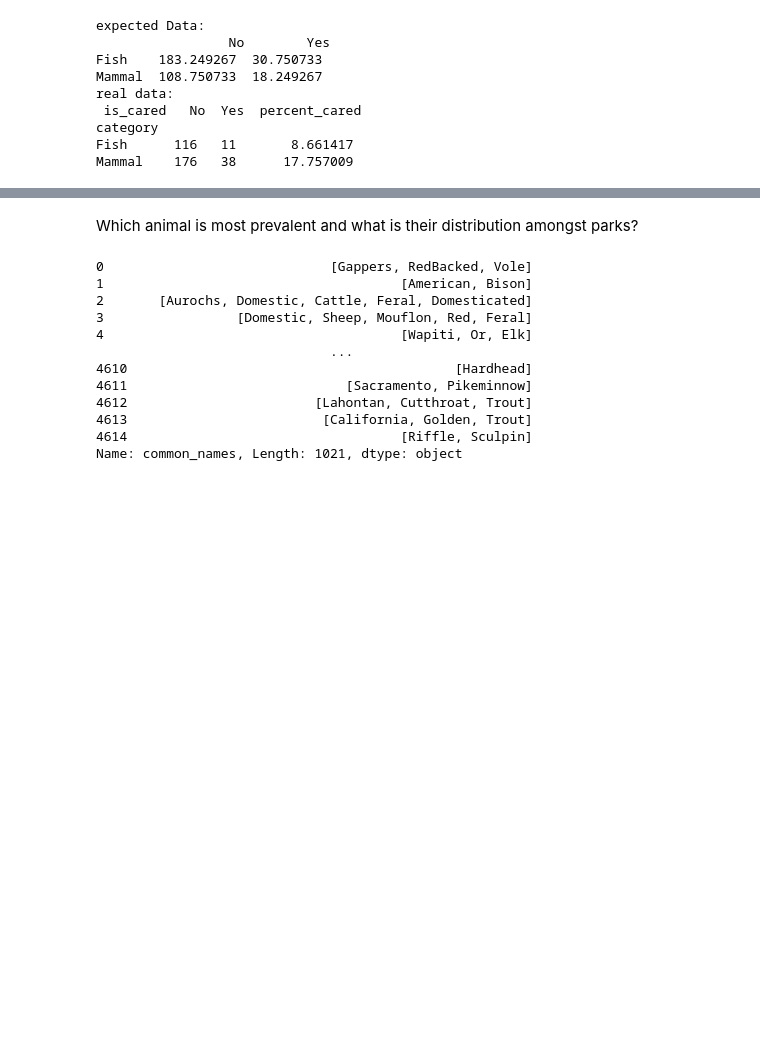
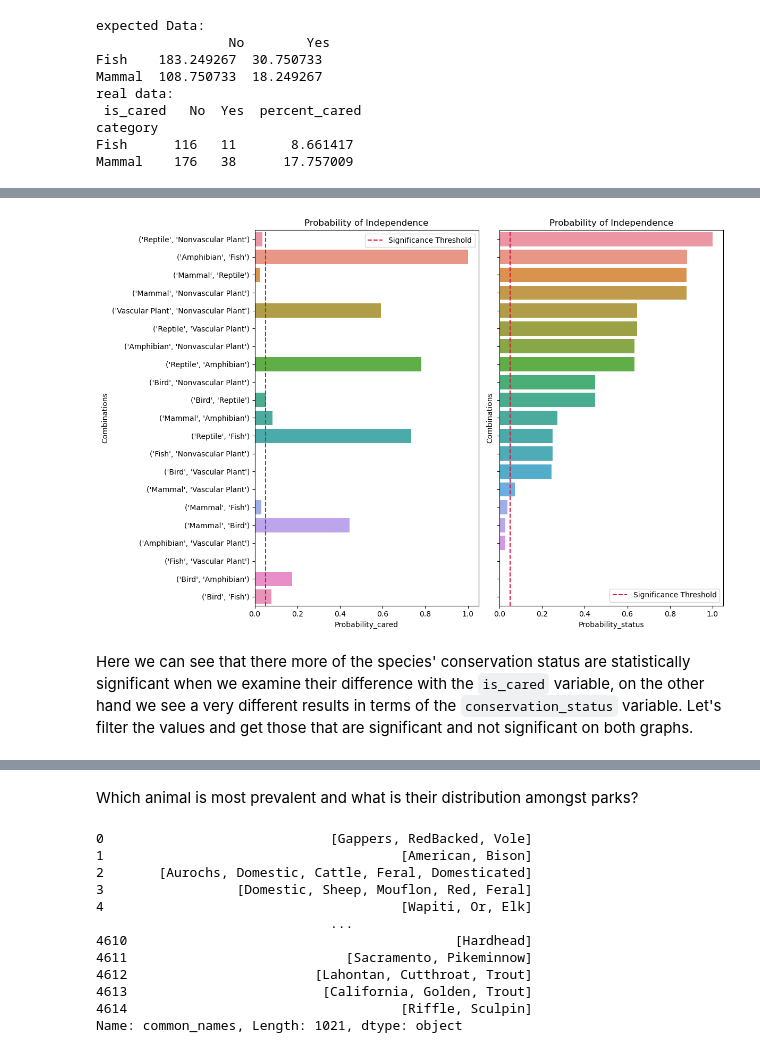
Before and after one commit to abdulqadirmuazzim/Biodiversity, a Jupyter notebook: biodiversity.ipynb, the cells around one changed output, grey strips where cells are left out. Saved outputs shown, nothing was run; the diff lists cells and outputs as text; code cells hidden in the pictures; blank space fills up the shorter version.

```diff
--- a/biodiversity.ipynb
+++ b/biodiversity.ipynb
@@ -370,0 +333,17 @@ Here we can see that there more of the species' `conservation_status` are statis
+# %%
+probs_status = []
+
+# for the species_stat some cells have a value of 0 which will cause an error
+# if we try to pass it to the chi2_contingency function. So we add 0.5 to each
+# value to avoid the error
+example_stat = species_status + 0.5
+
+
+for i, pair in enumerate(pairs):
+
+
+    prob2 = cal_prob(example_stat.loc[list(pair)])
+    probs_status.append((pair, prob2['probability']))
+
+probabilities_status = pd.DataFrame(probs_status, columns=df_col)
+probabilities_status.head()
@@ -370,0 +357,8 @@ Here we can see that there more of the species' `conservation_status` are statis
+# %%
+probabilities = pd.merge(
+    probabilities_cared,
+    probabilities_status,
+    on="Combinations",
+    how="inner",
+    suffixes=("_cared", "_status"))
+probabilities.head()
@@ -370,0 +372,19 @@ Here we can see that there more of the species' `conservation_status` are statis
+# %%
+fig, ax = plt.subplots(1, 2, figsize=(12, 8), sharey=True)
+
+sns.barplot(data=probabilities.sort_values("Probability_status", ascending=False), y="Combinations", x="Probability_cared", ax=ax[0])
+ax[0].set_title("Probability of Independence")
+ax[0].axvline(0.05, color="crimson", linestyle="--", label="Significance Threshold")
+ax[0].legend()
+
+sns.barplot(data=probabilities.sort_values("Probability_status", ascending=False), y="Combinations", x="Probability_status", ax=ax[1])
+ax[1].set_title("Probability of Independence")
+ax[1].axvline(0.05, color="crimson", linestyle="--", label="Significance Threshold")
+ax[1].legend()
+
+plt.tight_layout()
+plt.show()
+# %% [output]
+[figure, added]
+# %% [markdown]
+Here we can see that there more of the species' conservation status are statistically significant when we examine their difference with the `is_cared` variable, on the other hand we see a very different results in terms of the `conservation_status` variable. Let's filter the values and get those that are significant and not significant on both graphs.
```
Also changed, not shown: parts of 32 cells of this notebook, 1 other file.
